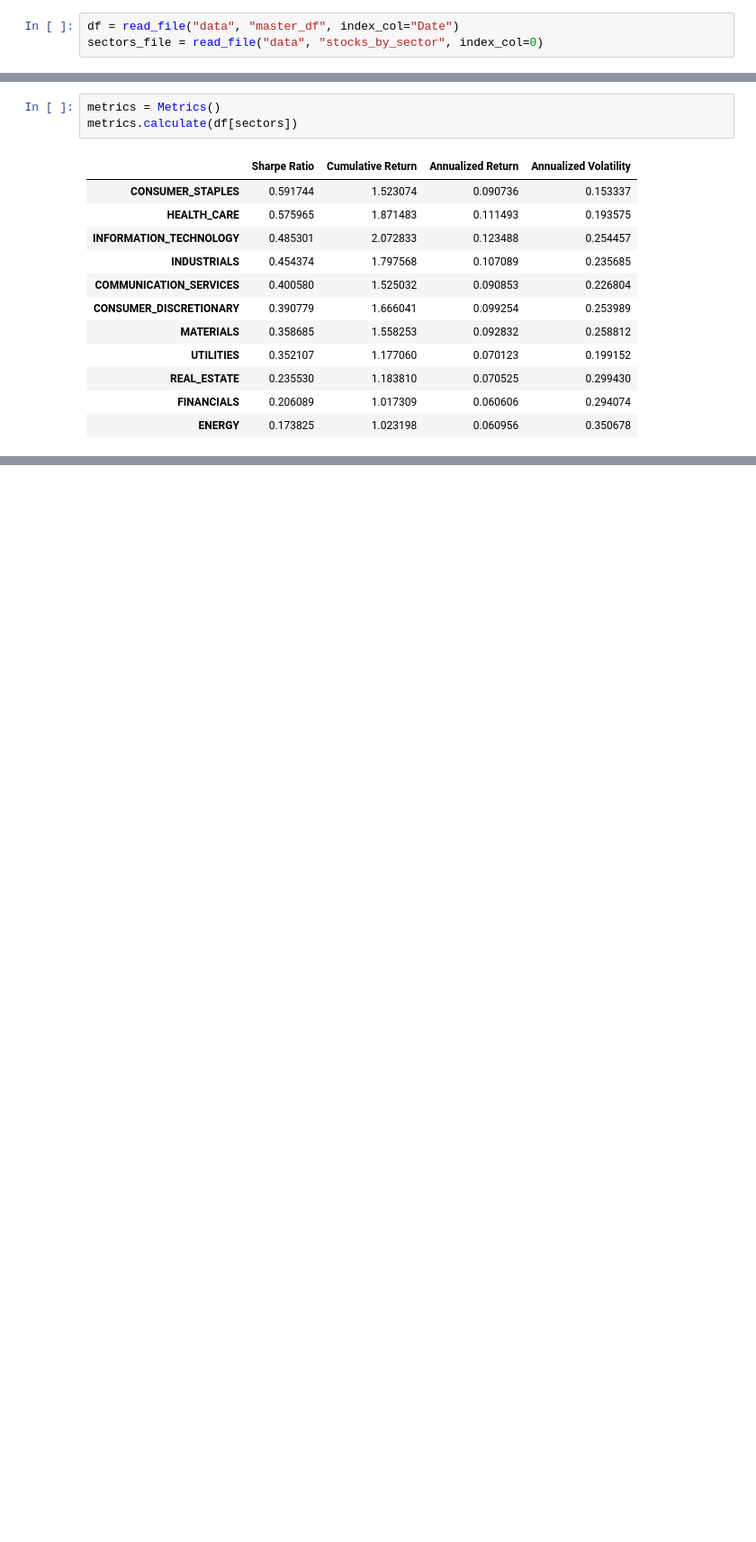
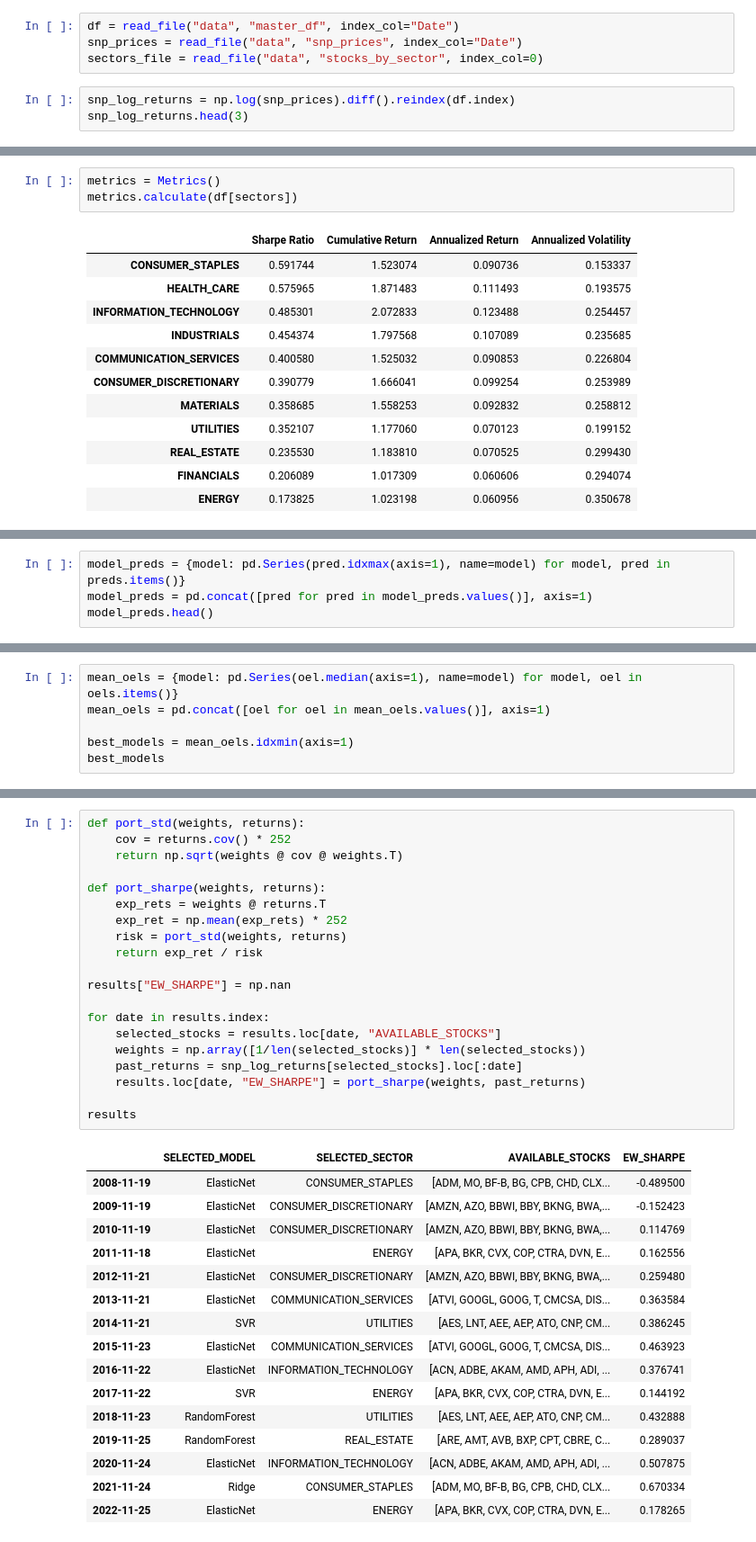
Before and after one commit to aungsias/Forays, a Jupyter notebook: Self/Untitled4/index.ipynb, the cells around one changed output, grey strips where cells are left out. Shown: that part at 90% size. Saved outputs shown, nothing was run; the diff lists cells and outputs as text; blank space fills up the shorter version.

```diff
--- a/Self/Untitled4/index.ipynb
+++ b/Self/Untitled4/index.ipynb
@@ -51,4 +51,8 @@ class Metrics:
         return data.std() * np.sqrt(252)
 # %%
 df = read_file("data", "master_df", index_col="Date")
+snp_prices = read_file("data", "snp_prices", index_col="Date")
 sectors_file = read_file("data", "stocks_by_sector", index_col=0)
+# %%
+snp_log_returns = np.log(snp_prices).diff().reindex(df.index)
+snp_log_returns.head(3)
@@ -147,0 +212,4 @@ for col in sector_avgs.columns:
+# %%
+model_preds = {model: pd.Series(pred.idxmax(axis=1), name=model) for model, pred in preds.items()}
+model_preds = pd.concat([pred for pred in model_preds.values()], axis=1)
+model_preds.head()
@@ -147,0 +223,6 @@ for col in sector_avgs.columns:
+# %%
+mean_oels = {model: pd.Series(oel.median(axis=1), name=model) for model, oel in oels.items()}
+mean_oels = pd.concat([oel for oel in mean_oels.values()], axis=1)
+
+best_models = mean_oels.idxmin(axis=1)
+best_models
@@ -147,0 +289,37 @@ for col in sector_avgs.columns:
+# %%
+def port_std(weights, returns):
+    cov = returns.cov() * 252
+    return np.sqrt(weights @ cov @ weights.T)
+
+def port_sharpe(weights, returns):
+    exp_rets = weights @ returns.T
+    exp_ret = np.mean(exp_rets) * 252
+    risk = port_std(weights, returns)
+    return exp_ret / risk
+
+results["EW_SHARPE"] = np.nan
+
+for date in results.index:
+    selected_stocks = results.loc[date, "AVAILABLE_STOCKS"]
+    weights = np.array([1/len(selected_stocks)] * len(selected_stocks))
+    past_returns = snp_log_returns[selected_stocks].loc[:date]
+    results.loc[date, "EW_SHARPE"] = port_sharpe(weights, past_returns)
+
+results
+# %% [output]
+|  | SELECTED_MODEL | SELECTED_SECTOR | AVAILABLE_STOCKS | EW_SHARPE |
+| 2008-11-19 | ElasticNet | CONSUMER_STAPLES | [ADM, MO, BF-B, BG, CPB, CHD, CLX... | -0.489500 |
+| 2009-11-19 | ElasticNet | CONSUMER_DISCRETIONARY | [AMZN, AZO, BBWI, BBY, BKNG, BWA,... | -0.152423 |
+| 2010-11-19 | ElasticNet | CONSUMER_DISCRETIONARY | [AMZN, AZO, BBWI, BBY, BKNG, BWA,... | 0.114769 |
+| 2011-11-18 | ElasticNet | ENERGY | [APA, BKR, CVX, COP, CTRA, DVN, E... | 0.162556 |
+| 2012-11-21 | ElasticNet | CONSUMER_DISCRETIONARY | [AMZN, AZO, BBWI, BBY, BKNG, BWA,... | 0.259480 |
+| 2013-11-21 | ElasticNet | COMMUNICATION_SERVICES | [ATVI, GOOGL, GOOG, T, CMCSA, DIS... | 0.363584 |
+| 2014-11-21 | SVR | UTILITIES | [AES, LNT, AEE, AEP, ATO, CNP, CM... | 0.386245 |
+| 2015-11-23 | ElasticNet | COMMUNICATION_SERVICES | [ATVI, GOOGL, GOOG, T, CMCSA, DIS... | 0.463923 |
+| 2016-11-22 | ElasticNet | INFORMATION_TECHNOLOGY | [ACN, ADBE, AKAM, AMD, APH, ADI, ... | 0.376741 |
+| 2017-11-22 | SVR | ENERGY | [APA, BKR, CVX, COP, CTRA, DVN, E... | 0.144192 |
+| 2018-11-23 | RandomForest | UTILITIES | [AES, LNT, AEE, AEP, ATO, CNP, CM... | 0.432888 |
+| 2019-11-25 | RandomForest | REAL_ESTATE | [ARE, AMT, AVB, BXP, CPT, CBRE, C... | 0.289037 |
+| 2020-11-24 | ElasticNet | INFORMATION_TECHNOLOGY | [ACN, ADBE, AKAM, AMD, APH, ADI, ... | 0.507875 |
+| 2021-11-24 | Ridge | CONSUMER_STAPLES | [ADM, MO, BF-B, BG, CPB, CHD, CLX... | 0.670334 |
+| 2022-11-25 | ElasticNet | ENERGY | [APA, BKR, CVX, COP, CTRA, DVN, E... | 0.178265 |
```
Also changed, not shown: parts of 12 cells of this notebook.
